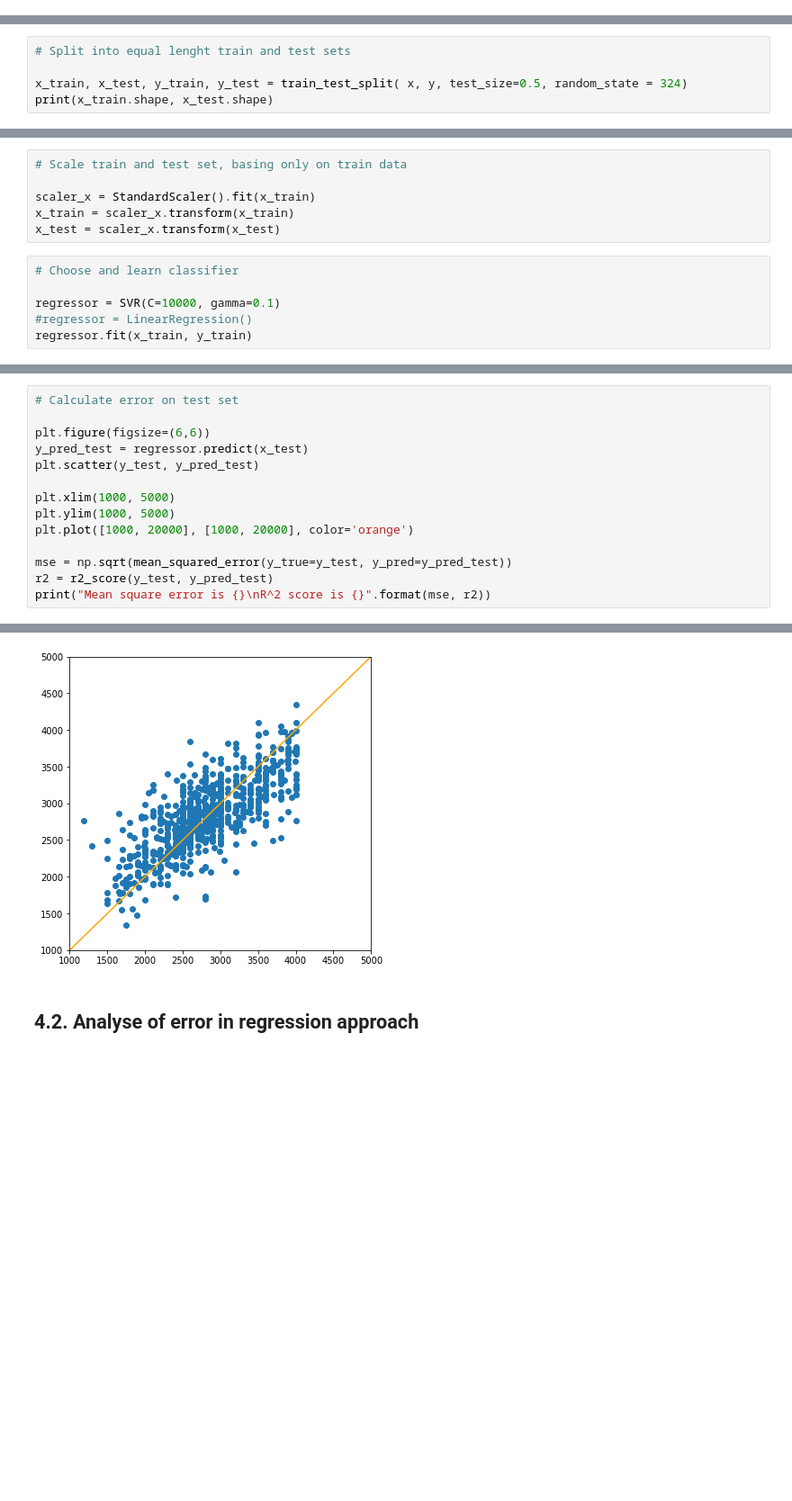
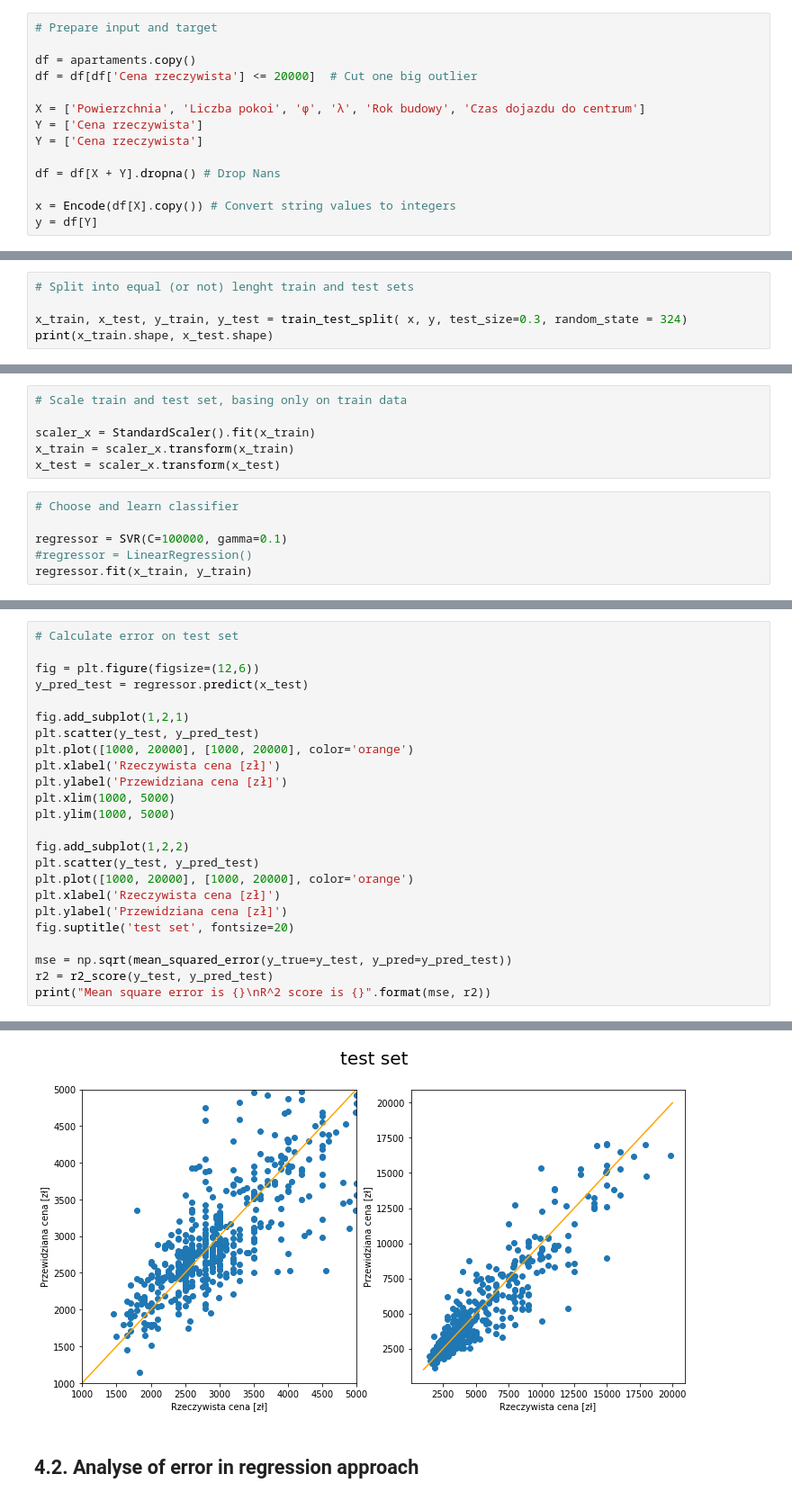
Before and after one commit to KrystianPlackowski/Apartments-data-parser, a Jupyter notebook: analyse.ipynb, the cells around one changed output, grey strips where cells are left out. Shown: that part at 90% size. Drawn from its saved outputs; the diff is of its cells as text; blank space fills up the shorter version.

```diff
--- a/analyse.ipynb
+++ b/analyse.ipynb
@@ -402,0 +446,14 @@ See the caveats in the documentation: http://pandas.pydata.org/pandas-docs/stabl
+# %%
+# Prepare input and target
+
+df = apartaments.copy()
+df = df[df['Cena rzeczywista'] <= 20000]  # Cut one big outlier
+
+X = ['Powierzchnia', 'Liczba pokoi', 'φ', 'λ', 'Rok budowy', 'Czas dojazdu do centrum']
+Y = ['Cena rzeczywista']
+Y = ['Cena rzeczywista']
+
+df = df[X + Y].dropna() # Drop Nans
+
+x = Encode(df[X].copy()) # Convert string values to integers
+y = df[Y]
@@ -403,6 +465,6 @@ See the caveats in the documentation: http://pandas.pydata.org/pandas-docs/stabl
 # %%
-# Split into equal lenght train and test sets
+# Split into equal (or not) lenght train and test sets
 
-x_train, x_test, y_train, y_test = train_test_split( x, y, test_size=0.5, random_state = 324)
+x_train, x_test, y_train, y_test = train_test_split( x, y, test_size=0.3, random_state = 324)
 print(x_train.shape, x_test.shape)
 # %% [output]
@@ -416,7 +478,7 @@ x_test = scaler_x.transform(x_test)
 # %%
 # Choose and learn classifier
 
-regressor = SVR(C=10000, gamma=0.1)
+regressor = SVR(C=100000, gamma=0.1)
 #regressor = LinearRegression()
 regressor.fit(x_train, y_train)
 # %% [output]
@@ -443,13 +515,23 @@ R^2 score is 0.669478977789534
 # %%
 # Calculate error on test set
 
-plt.figure(figsize=(6,6))
+fig = plt.figure(figsize=(12,6))
 y_pred_test = regressor.predict(x_test)
+
+fig.add_subplot(1,2,1)
 plt.scatter(y_test, y_pred_test)
-
+plt.plot([1000, 20000], [1000, 20000], color='orange')
+plt.xlabel('Rzeczywista cena [zł]')
+plt.ylabel('Przewidziana cena [zł]')
 plt.xlim(1000, 5000)
 plt.ylim(1000, 5000)
+
+fig.add_subplot(1,2,2)
+plt.scatter(y_test, y_pred_test)
 plt.plot([1000, 20000], [1000, 20000], color='orange')
+plt.xlabel('Rzeczywista cena [zł]')
+plt.ylabel('Przewidziana cena [zł]')
+fig.suptitle('test set', fontsize=20)
 
 mse = np.sqrt(mean_squared_error(y_true=y_test, y_pred=y_pred_test))
 r2 = r2_score(y_test, y_pred_test)
@@ -460,4 +542,4 @@ R^2 score is 0.5526583336837702
-[figure, old version]
+[figure, new version]
 # %% [markdown]
 ## 4.2. Analyse of error in regression approach
 # %%
```
Also changed, not shown: parts of 24 cells of this notebook, 1 other file.
